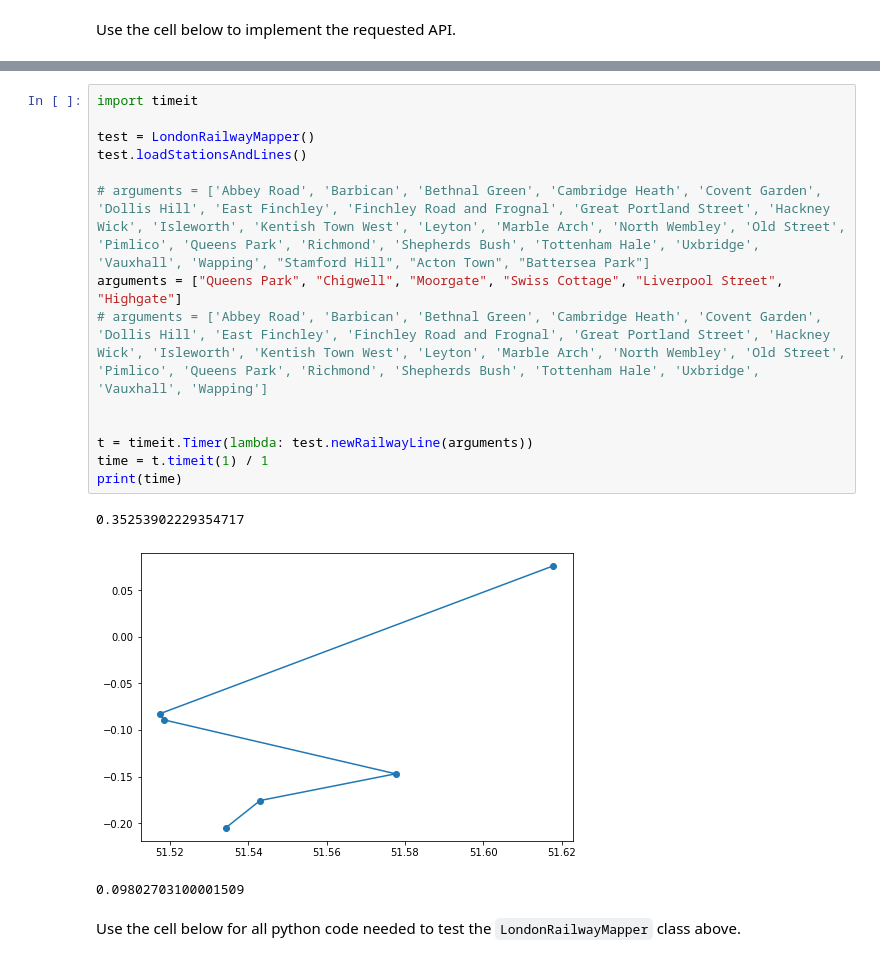
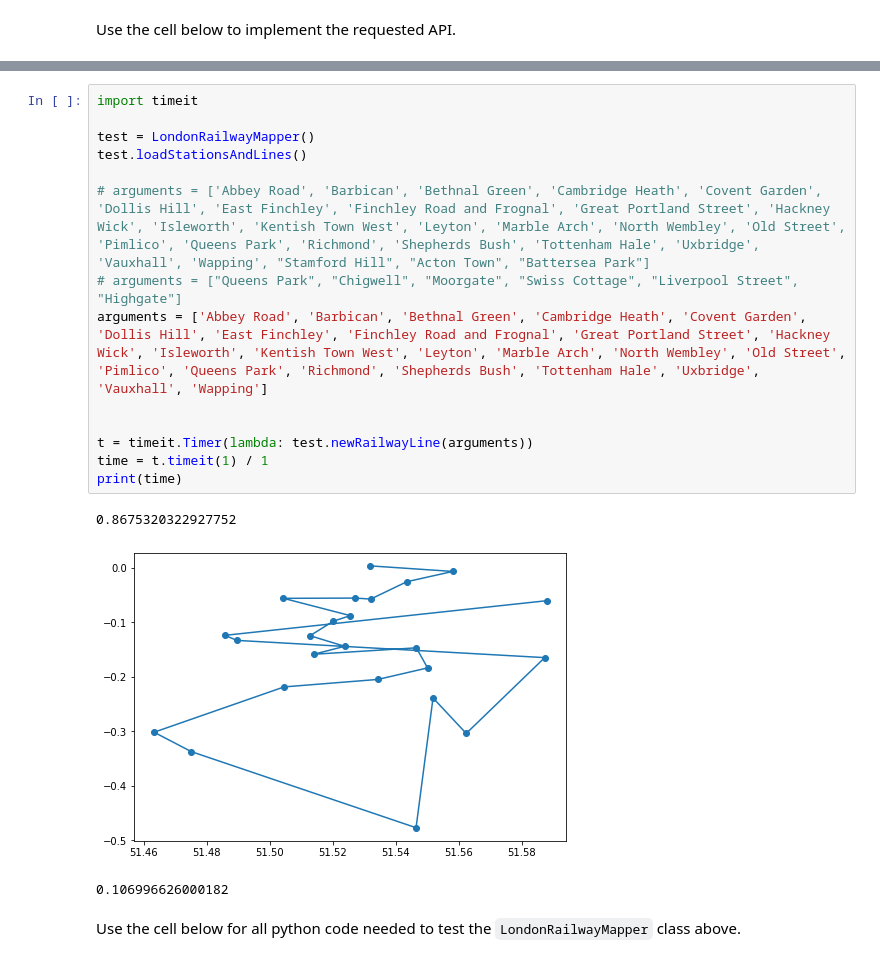
Before and after one commit to ericma1999/algo-coursework, a Jupyter notebook: final notebook/LondonRailwayNetwork.ipynb, the cells around one changed output, grey strips where cells are left out. Drawn from its saved outputs; the diff is of its cells as text.

```diff
--- a/final notebook/LondonRailwayNetwork.ipynb
+++ b/final notebook/LondonRailwayNetwork.ipynb
@@ -603,21 +605,21 @@ class LondonRailwayMapper(AbstractLondonRailwayMapper):
 # %%
 import timeit
 
 test = LondonRailwayMapper()
 test.loadStationsAndLines()
 
 # arguments = ['Abbey Road', 'Barbican', 'Bethnal Green', 'Cambridge Heath', 'Covent Garden', 'Dollis Hill', 'East Finchley', 'Finchley Road and Frognal', 'Great Portland Street', 'Hackney Wick', 'Isleworth', 'Kentish Town West', 'Leyton', 'Marble Arch', 'North Wembley', 'Old Street', 'Pimlico', 'Queens Park', 'Richmond', 'Shepherds Bush', 'Tottenham Hale', 'Uxbridge', 'Vauxhall', 'Wapping', "Stamford Hill", "Acton Town", "Battersea Park"]
-arguments = ["Queens Park", "Chigwell", "Moorgate", "Swiss Cottage", "Liverpool Street", "Highgate"]
-# arguments = ['Abbey Road', 'Barbican', 'Bethnal Green', 'Cambridge Heath', 'Covent Garden', 'Dollis Hill', 'East Finchley', 'Finchley Road and Frognal', 'Great Portland Street', 'Hackney Wick', 'Isleworth', 'Kentish Town West', 'Leyton', 'Marble Arch', 'North Wembley', 'Old Street', 'Pimlico', 'Queens Park', 'Richmond', 'Shepherds Bush', 'Tottenham Hale', 'Uxbridge', 'Vauxhall', 'Wapping']
+# arguments = ["Queens Park", "Chigwell", "Moorgate", "Swiss Cottage", "Liverpool Street", "Highgate"]
+arguments = ['Abbey Road', 'Barbican', 'Bethnal Green', 'Cambridge Heath', 'Covent Garden', 'Dollis Hill', 'East Finchley', 'Finchley Road and Frognal', 'Great Portland Street', 'Hackney Wick', 'Isleworth', 'Kentish Town West', 'Leyton', 'Marble Arch', 'North Wembley', 'Old Street', 'Pimlico', 'Queens Park', 'Richmond', 'Shepherds Bush', 'Tottenham Hale', 'Uxbridge', 'Vauxhall', 'Wapping']
 
 
 t = timeit.Timer(lambda: test.newRailwayLine(arguments))
 time = t.timeit(1) / 1
 print(time)
 # %% [output]
-0.35253902229354717
+0.8675320322927752
-[figure, old version]
+[figure, new version]
-0.09802703100001509
+0.106996626000182
 # %% [markdown]
 Use the cell below for all python code needed to test the `LondonRailwayMapper` class above.
 # %%
```
Also changed, not shown: parts of 7 cells of this notebook.
